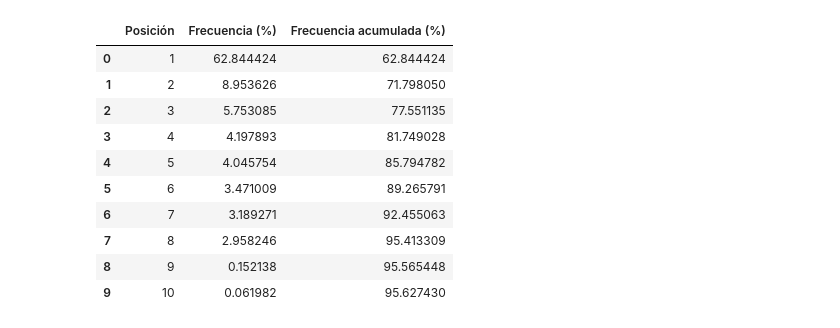
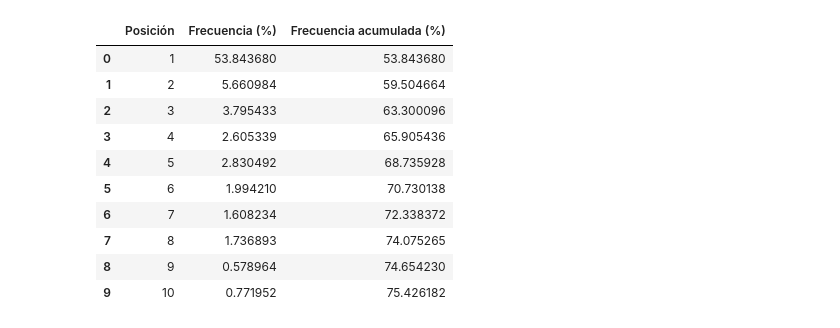
Before and after one commit to OscarRojasG/CLP-Framework, a Jupyter notebook: notebooks/data_analysis.ipynb, the cells around one changed output. Saved outputs shown, nothing was run; the diff lists cells and outputs as text; code cells hidden in the pictures.

```diff
--- a/notebooks/data_analysis.ipynb
+++ b/notebooks/data_analysis.ipynb
@@ -72,6 +178,6 @@ def get_frequency_dataframe(counter):
 
     return df
 # %%
-folders = ["E4A"]
+folders = ["BR8"]
 
-counter = get_ranking_frequencies(folders)
+vcs_gr_counter = get_max_position_distribution(folders)
@@ -82,15 +184,15 @@ plot_ranking_frequencies(counter)
 # %%
-df = get_frequency_dataframe(counter)
+df = get_frequency_dataframe(vcs_gr_counter)
 df.head(10)
 # %% [output]
 |  | Posición | Frecuencia (%) | Frecuencia acumulada (%) |
-| 0 | 1 | 62.844424 | 62.844424 |
-| 1 | 2 | 8.953626 | 71.798050 |
-| 2 | 3 | 5.753085 | 77.551135 |
-| 3 | 4 | 4.197893 | 81.749028 |
-| 4 | 5 | 4.045754 | 85.794782 |
-| 5 | 6 | 3.471009 | 89.265791 |
-| 6 | 7 | 3.189271 | 92.455063 |
-| 7 | 8 | 2.958246 | 95.413309 |
-| 8 | 9 | 0.152138 | 95.565448 |
-| 9 | 10 | 0.061982 | 95.627430 |
+| 0 | 1 | 53.843680 | 53.843680 |
+| 1 | 2 | 5.660984 | 59.504664 |
+| 2 | 3 | 3.795433 | 63.300096 |
+| 3 | 4 | 2.605339 | 65.905436 |
+| 4 | 5 | 2.830492 | 68.735928 |
+| 5 | 6 | 1.994210 | 70.730138 |
+| 6 | 7 | 1.608234 | 72.338372 |
+| 7 | 8 | 1.736893 | 74.075265 |
+| 8 | 9 | 0.578964 | 74.654230 |
+| 9 | 10 | 0.771952 | 75.426182 |
```
Also changed, not shown: parts of 10 cells of this notebook, 7 other files.
